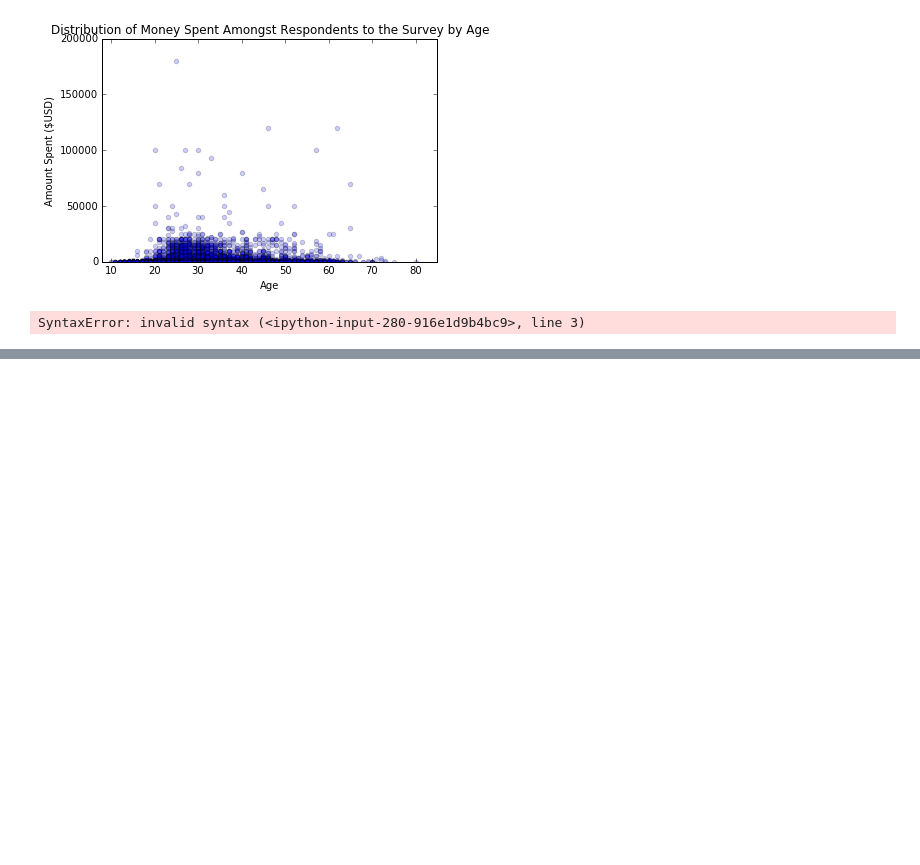
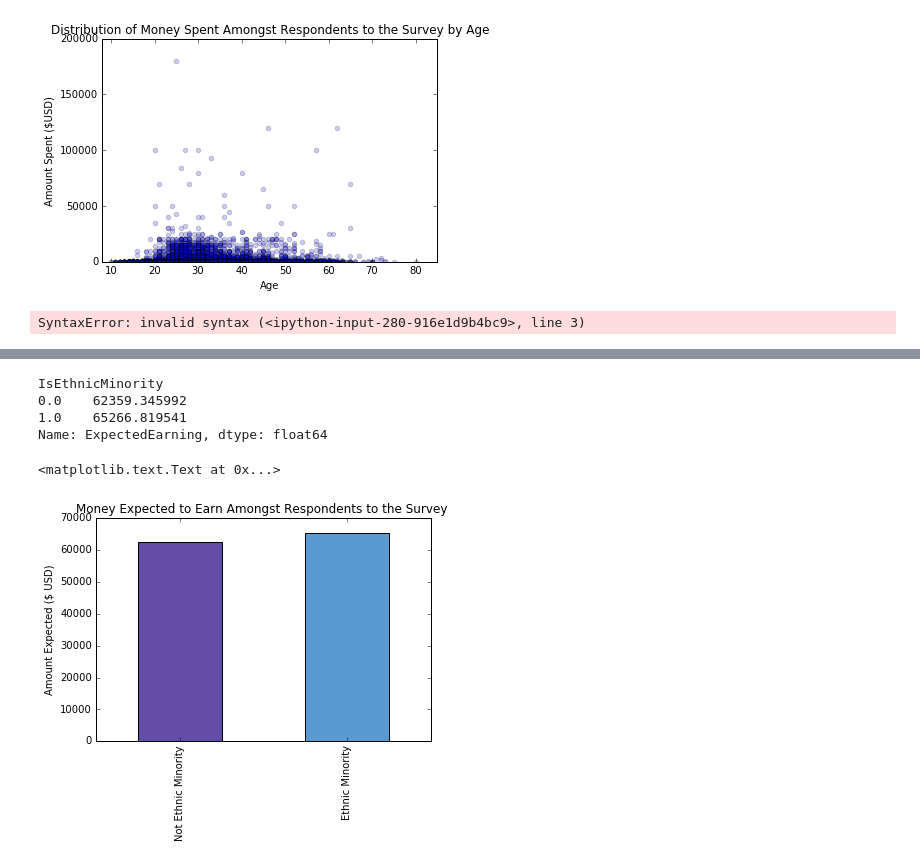
Before and after one commit to freeCodeCamp/2016-new-coder-survey, a Jupyter notebook: New Coders Data Analysis.ipynb, the cells around one changed output, grey strips where cells are left out. Saved outputs shown, nothing was run; the diff lists cells and outputs as text; code cells hidden in the pictures; blank space fills up the shorter version.

```diff
--- a/New Coders Data Analysis.ipynb
+++ b/New Coders Data Analysis.ipynb
@@ -184,0 +203,17 @@ bootcamps.head()
+# %%
+USMinority = df[df['CountryLive'] == 'United States of America']
+USMinority.groupby('IsEthnicMinority')['ExpectedEarning'].mean()
+# %% [output]
+IsEthnicMinority
+0.0    62359.345992
+1.0    65266.819541
+Name: ExpectedEarning, dtype: float64
+# %%
+MinorityExpectedEarnings = USMinority.groupby('IsEthnicMinority')['ExpectedEarning'].mean().plot(kind="bar",  color = ['#624ea7', '#599ad3', '#f9a65a', '#9e66ab', 'purple'])
+MinorityExpectedEarnings.set_xticklabels(('Not Ethnic Minority', 'Ethnic Minority'))
+MinorityExpectedEarnings .set_title('Money Expected to Earn Amongst Respondents to the Survey ')
+MinorityExpectedEarnings .set_xlabel('')
+MinorityExpectedEarnings .set_ylabel('Amount Expected ($ USD)')
+# %% [output]
+<matplotlib.text.Text at 0x...>
+[figure, added]
```
Also changed, not shown: parts of 9 cells of this notebook, 4 other files.
